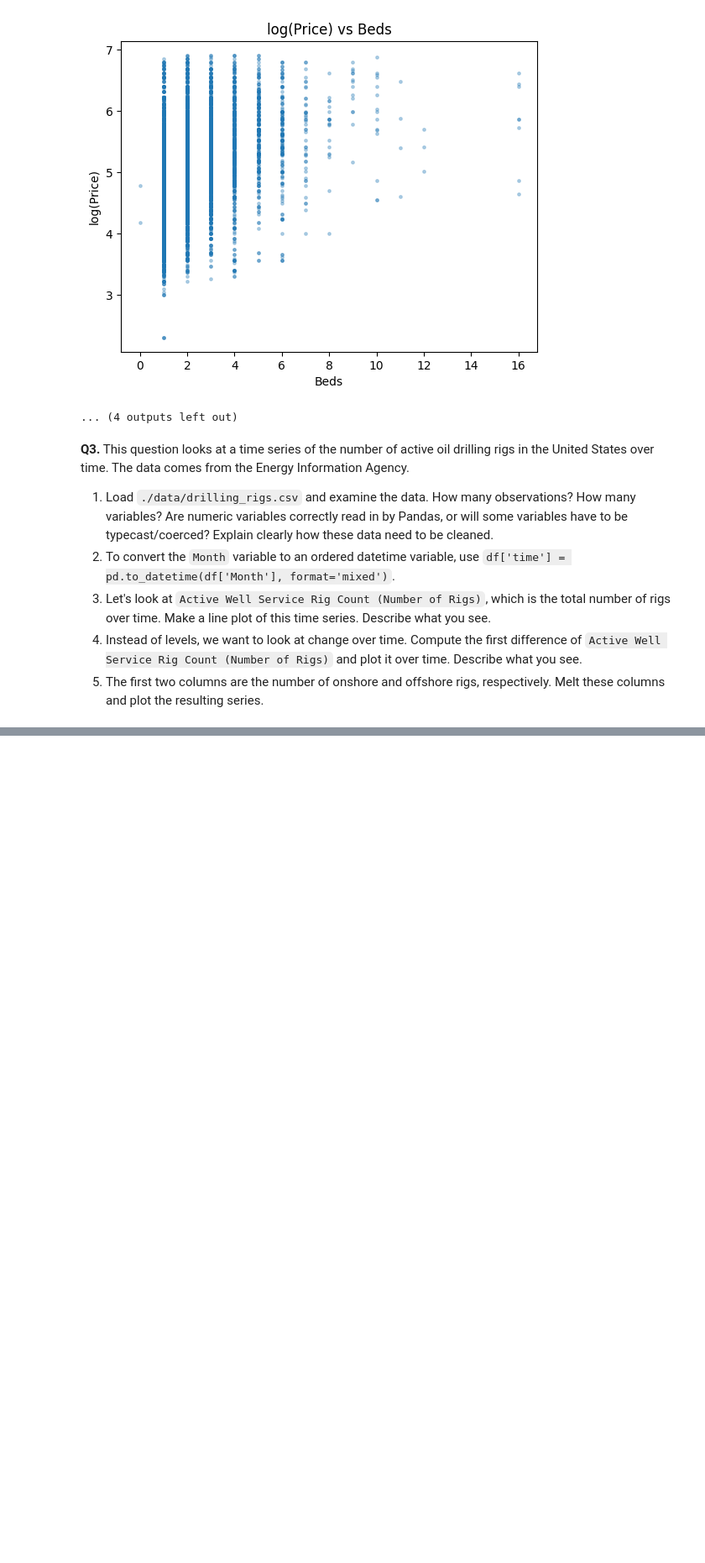
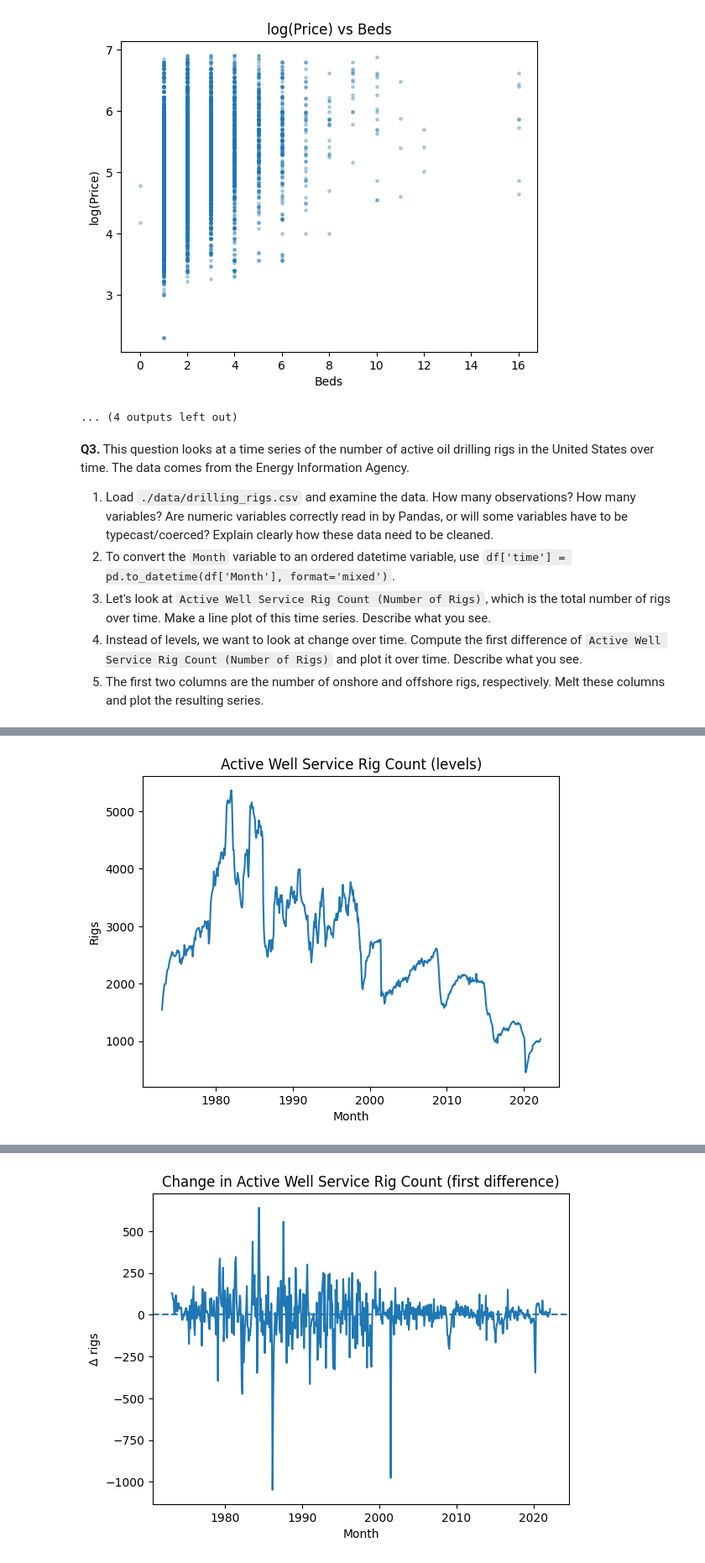
Before and after one commit to KendallFreese/eda_assignment, a Jupyter notebook: assignment.ipynb, the cells around one changed output, grey strips where cells are left out. Shown at 84% size. Cells and saved outputs as stored; diff of their text form; code cells hidden in the pictures; blank space fills up the shorter version.

```diff
--- a/assignment.ipynb
+++ b/assignment.ipynb
@@ -264,0 +249,77 @@ drillingrigs.head()
+# %%
+import numpy as np
+import pandas as pd
+import matplotlib.pyplot as plt
+
+## Q3.1
+url_drillrigs = "https://raw.githubusercontent.com/KendallFreese/eda_assignment/main/data/drilling_rigs.csv"
+rigs = pd.read_csv(url_drillrigs)
+rigs.head()
+
+print("Q3.1")
+
+print("Shape (rows, cols):", rigs.shape)
+print("\nColumns:", list(rigs.columns))
+print("\nDtypes BEFORE cleaning:")
+print(rigs.dtypes)
+
+for c in rigs.columns:
+    if c != "Month":
+        rigs[c] = pd.to_numeric(rigs[c].replace({"Not Available": np.nan, "not available": np.nan, "NA": np.nan}),
+                                errors="coerce")
+
+print("\nDtypes AFTER cleaning:")
+print(rigs.dtypes)
+
+print("The file loads with ~623 rows × 10 columns")
+print("Several numeric columns are read as object because of 'Not Available' strings—replace them with NaN and use pd.to_numeric(..., errors='coerce').")
+
+
+print("Q3.2")
+
+rigs["time"] = pd.to_datetime(rigs["Month"], format="mixed")
+rigs = rigs.sort_values("time")
+print("\nTime span:", rigs["time"].min().date(), "to", rigs["time"].max().date())
+
+
+print("Q3.3")
+active = "Active Well Service Rig Count (Number of Rigs)"
+plt.figure()
+plt.plot(rigs["time"], rigs[active])
+plt.title("Active Well Service Rig Count (levels)")
+plt.xlabel("Month"); plt.ylabel("Rigs")
+plt.show()
+
+print("Rigs rise steeply into the late-1970s/early-1980s, peak, then collapse in the mid-1980s and cycle through smaller booms and busts (1998–2000, 2008–09, 2014–16), with a sharp plunge around 2020 and only a partial rebound afterward.")
+print("Overall, the highs and lows trend downward over time—well below the 1980s peak.")
+
+print("Q3.4")
+rigs["active_diff"] = rigs[active].diff()
+plt.figure()
+plt.plot(rigs["time"], rigs["active_diff"])
+plt.axhline(0, linestyle="--")
+plt.title("Change in Active Well Service Rig Count (first difference)")
+plt.xlabel("Month"); plt.ylabel("Δ rigs")
+plt.show()
+
+print("Month-to-month changes mostly hover around zero, but there are intermittent big shocks.")
+print("Volatility is highest in the 1980s and early 2000s, with a few extreme negative drops and some large positive jumps.")
+
+print("Q3.5")
+# Use the named columns to be clear:
+on_col  = "Crude Oil and Natural Gas Rotary Rigs in Operation, Onshore (Number of Rigs)"
+off_col = "Crude Oil and Natural Gas Rotary Rigs in Operation, Offshore (Number of Rigs)"
+
+long = rigs[["time", on_col, off_col]].melt(
+    id_vars="time", value_vars=[on_col, off_col],
+    var_name="rig_type", value_name="rigs"
+)
+
+plt.figure()
+for k, g in long.groupby("rig_type"):
+    plt.plot(g["time"], g["rigs"], label=k)
+plt.legend()
+plt.title("Onshore vs Offshore Rigs in Operation")
+plt.xlabel("Month"); plt.ylabel("Number of rigs")
+plt.show()
+# %% [output]
@@ -264,0 +343 @@ drillingrigs.head()
+[figure, added]
@@ -264,0 +347 @@ drillingrigs.head()
+[figure, added]
```
Also changed, not shown: parts of 2 cells of this notebook.
